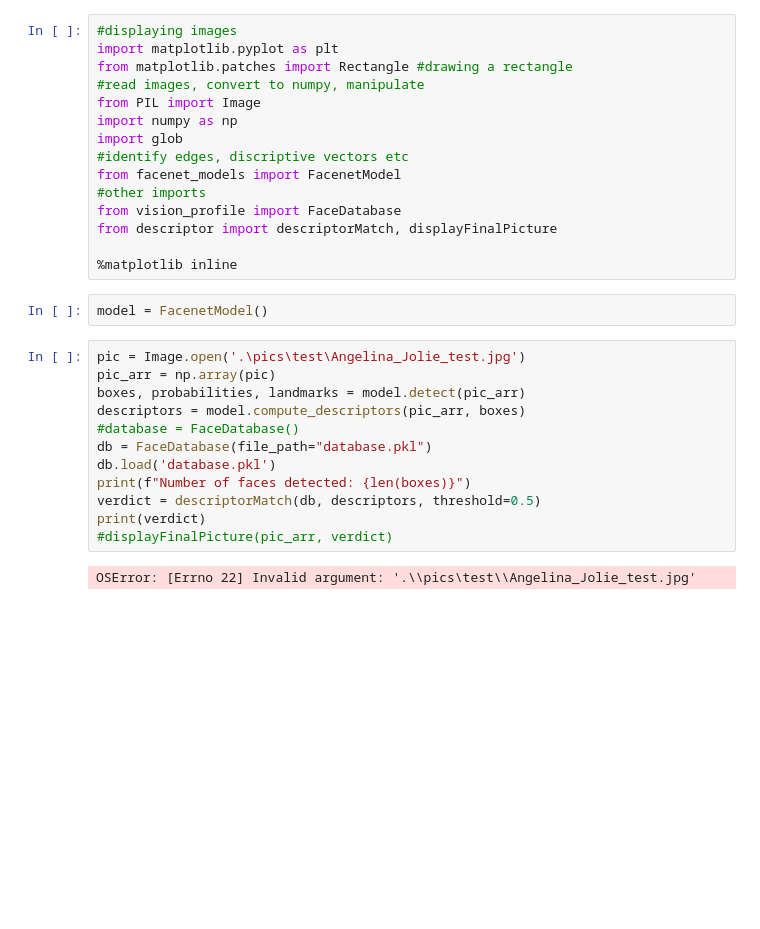
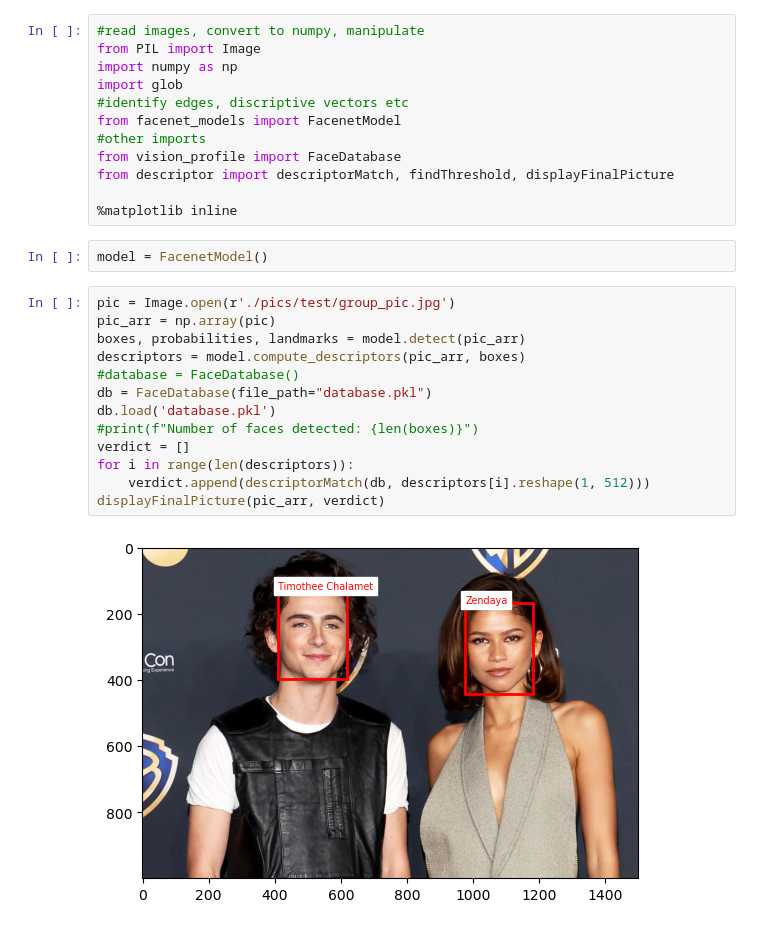
Before and after one commit to thekavyakarthik/cogworks-visualproj-buildon, a Jupyter notebook: test.ipynb, the cells around one changed output. Drawn from its saved outputs; the diff is of its cells as text; blank space fills up the shorter version.

Commit message:
added more pictures to database, fixed functions, ran successful tests

```diff
--- a/test.ipynb
+++ b/test.ipynb
@@ -1,7 +1,4 @@
 # %%
-#displaying images
-import matplotlib.pyplot as plt
-from matplotlib.patches import Rectangle #drawing a rectangle
 #read images, convert to numpy, manipulate
 from PIL import Image
 import numpy as np
@@ -10,22 +7,23 @@ import glob
 from facenet_models import FacenetModel
 #other imports
 from vision_profile import FaceDatabase
-from descriptor import descriptorMatch, displayFinalPicture
+from descriptor import descriptorMatch, findThreshold, displayFinalPicture
 
 %matplotlib inline
 # %%
 model = FacenetModel()
 # %%
-pic = Image.open('.\pics\test\Angelina_Jolie_test.jpg')
+pic = Image.open(r'./pics/test/group_pic.jpg')
 pic_arr = np.array(pic)
 boxes, probabilities, landmarks = model.detect(pic_arr)
 descriptors = model.compute_descriptors(pic_arr, boxes)
 #database = FaceDatabase()
 db = FaceDatabase(file_path="database.pkl")
 db.load('database.pkl')
-print(f"Number of faces detected: {len(boxes)}")
-verdict = descriptorMatch(db, descriptors, threshold=0.5)
-print(verdict)
-#displayFinalPicture(pic_arr, verdict)
+#print(f"Number of faces detected: {len(boxes)}")
+verdict = []
+for i in range(len(descriptors)):
+    verdict.append(descriptorMatch(db, descriptors[i].reshape(1, 512)))
+displayFinalPicture(pic_arr, verdict)
 # %% [output]
-OSError: [Errno 22] Invalid argument: '.\\pics\test\\Angelina_Jolie_test.jpg'
+[figure, added]
```
Also changed, not shown: parts of 2 cells of this notebook, 27 other files.
